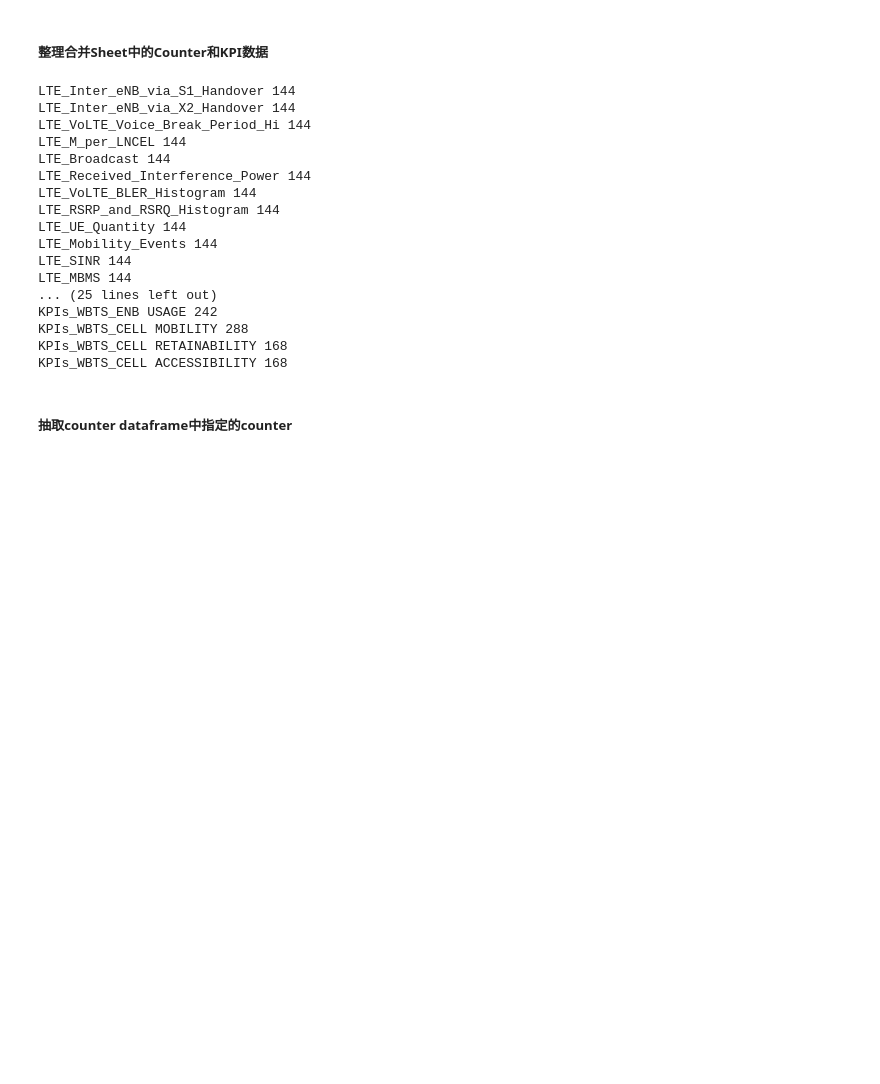
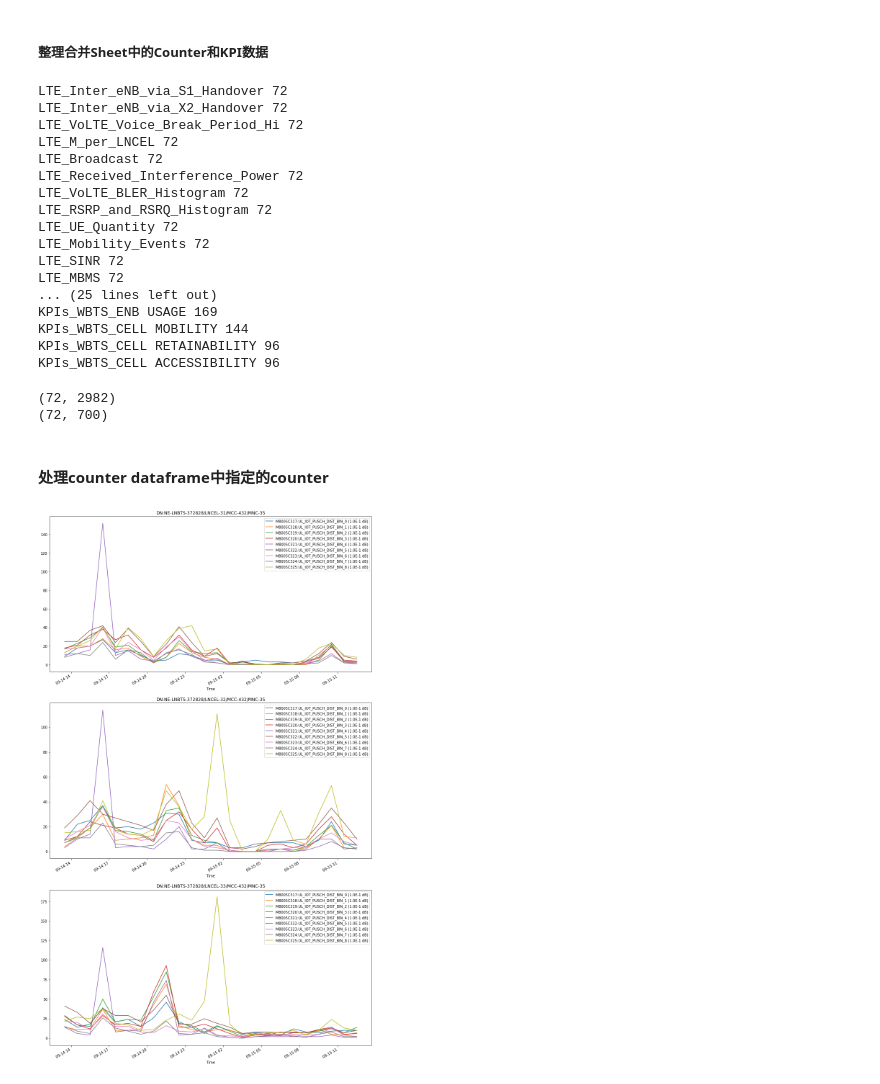
Before and after one commit to w26738/NSB, a Jupyter notebook: ltepat_analyzer.ipynb, the cells around one changed output. Saved outputs shown, nothing was run; the diff lists cells and outputs as text; code cells hidden in the pictures; blank space fills up the shorter version.

```diff
--- a/ltepat_analyzer.ipynb
+++ b/ltepat_analyzer.ipynb
@@ -21,7 +21,7 @@ warnings.filterwarnings('ignore')
 #### 读取文件
 # %%
 # 这里的excel文件是LTEPAT处理eNB Snapshot中的PM文件后的输出文件
-file_path = r"D:\userdata\anliu\Desktop\log\IRAN\0912\DE5190"
+file_path = r"D:\userdata\anliu\Desktop\log\IRAN\150918\DT2828"
 file_name = r"201809142132_PMOutput.xlsx"
 
 os.chdir(file_path)
@@ -122,25 +96,32 @@ counter_data = select_data(counter_data)
 kpi_data = get_category_data(xls, kpi_sheet)
 kpi_data = select_data(kpi_data)
 # %% [output]
-LTE_Inter_eNB_via_S1_Handover 144
-LTE_Inter_eNB_via_X2_Handover 144
-LTE_VoLTE_Voice_Break_Period_Hi 144
-LTE_M_per_LNCEL 144
-LTE_Broadcast 144
-LTE_Received_Interference_Power 144
-LTE_VoLTE_BLER_Histogram 144
-LTE_RSRP_and_RSRQ_Histogram 144
-LTE_UE_Quantity 144
-LTE_Mobility_Events 144
-LTE_SINR 144
-LTE_MBMS 144
+LTE_Inter_eNB_via_S1_Handover 72
+LTE_Inter_eNB_via_X2_Handover 72
+LTE_VoLTE_Voice_Break_Period_Hi 72
+LTE_M_per_LNCEL 72
+LTE_Broadcast 72
+LTE_Received_Interference_Power 72
+LTE_VoLTE_BLER_Histogram 72
+LTE_RSRP_and_RSRQ_Histogram 72
+LTE_UE_Quantity 72
+LTE_Mobility_Events 72
+LTE_SINR 72
+LTE_MBMS 72
 ... (25 lines left out)
-KPIs_WBTS_ENB USAGE 242
-KPIs_WBTS_CELL MOBILITY 288
-KPIs_WBTS_CELL RETAINABILITY 168
-KPIs_WBTS_CELL ACCESSIBILITY 168
+KPIs_WBTS_ENB USAGE 169
+KPIs_WBTS_CELL MOBILITY 144
+KPIs_WBTS_CELL RETAINABILITY 96
+KPIs_WBTS_CELL ACCESSIBILITY 96
+# %%
+print(counter_data.shape)
+print(kpi_data.shape)
+data_all = pd.merge(kpi_data, counter_data, on=['Time', 'localMoid'])
+# %% [output]
+(72, 2982)
+(72, 700)
 # %% [markdown]
-##### 抽取counter dataframe中指定的counter
+#### 处理counter dataframe中指定的counter
 # %%
 iot = [
        'M8005C317:UL_IOT_PUSCH_DIST_BIN_0 (1.0E-1 dB)', 'M8005C318:UL_IOT_PUSCH_DIST_BIN_1 (1.0E-1 dB)',
@@ -160,3 +141,27 @@ def data_crop(data, cols):
     return data_crop
 
 data_iot = data_crop(counter_data, iot)
+# %%
+# counter数据可视化
+def visual_data(data):
+    grouped_by_cell = data.groupby('localMoid')
+    # grouped_by_cell.plot(x='Time', y=data_iot.columns[3:12], kind="line", figsize=(16,8))
+    fig = plt.figure(figsize=(16,10*len(grouped_by_cell)))
+    n = len(grouped_by_cell)
+    for i, (name, group) in enumerate(grouped_by_cell):
+        ax = fig.add_subplot(n, 1, i+1)
+        group.plot(x='Time', y=group.columns[2:], ax=ax, title=name)
+#         days = mdates.DayLocator(interval=1)
+#         hours = mdates.HourLocator(interval=6)
+#         ax.xaxis.set_major_locator(days)
+#         ax.xaxis.set_minor_locator(hours)
+#         ax.xaxis.set_major_formatter(mdates.DateFormatter('%D'))
+#         ax.xaxis.set_minor_formatter(mdates.DateFormatter('%H:%M'))
+#         ax.tick_params(pad=10)
+#         ax.legend(loc='lower left', bbox_to_anchor=(0.1, 0.3))
+        ax.xaxis.set_label_coords(0.5, -0.1)
+    plt.savefig('IoT.jpg')
+
+visual_data(data_iot)
+# %% [output]
+[figure, added]
```
Also changed, not shown: parts of 18 cells of this notebook.
